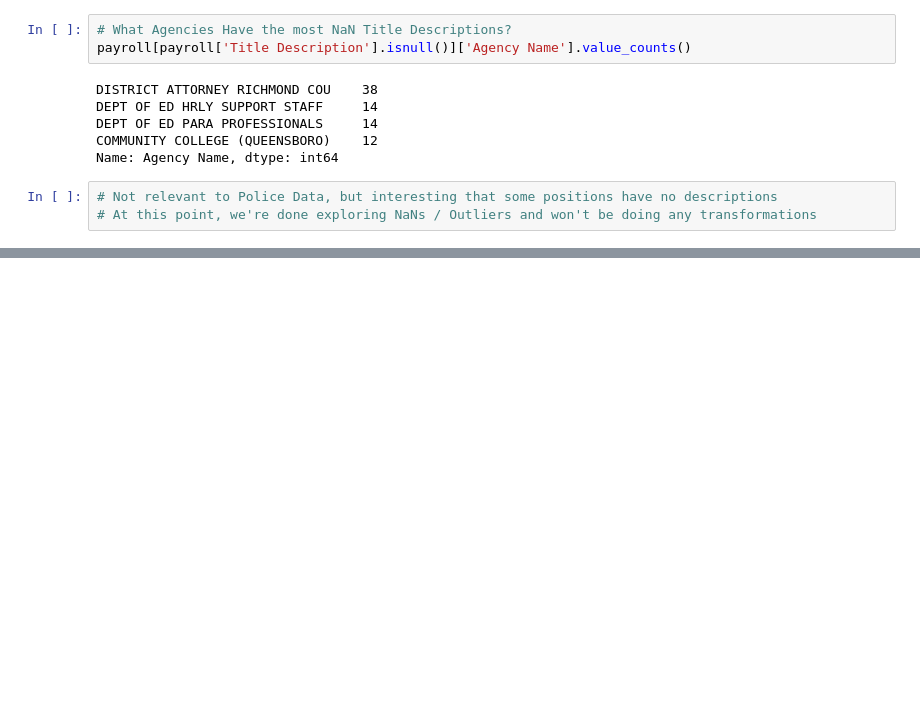
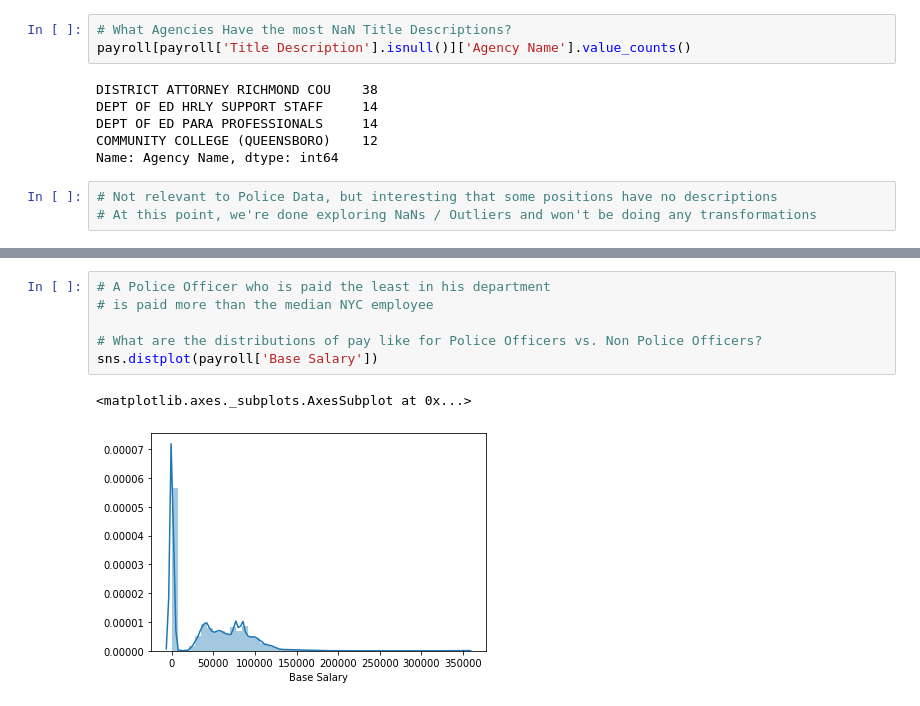
Before and after one commit to mitchell-jones/ny-police-data, a Jupyter notebook: NY Public Record Data Exploration 2016 - 2019.ipynb, the cells around one changed output, grey strips where cells are left out. Drawn from its saved outputs; the diff is of its cells as text; blank space fills up the shorter version.

```diff
--- a/NY Public Record Data Exploration 2016 - 2019.ipynb
+++ b/NY Public Record Data Exploration 2016 - 2019.ipynb
@@ -221,0 +259,9 @@ All Police Officers belong to the Police Department but not all Police Departmen
+# %%
+# A Police Officer who is paid the least in his department
+# is paid more than the median NYC employee
+
+# What are the distributions of pay like for Police Officers vs. Non Police Officers?
+sns.distplot(payroll['Base Salary'])
+# %% [output]
+<matplotlib.axes._subplots.AxesSubplot at 0x...>
+[figure, added]
```
Also changed, not shown: parts of 11 cells of this notebook.
